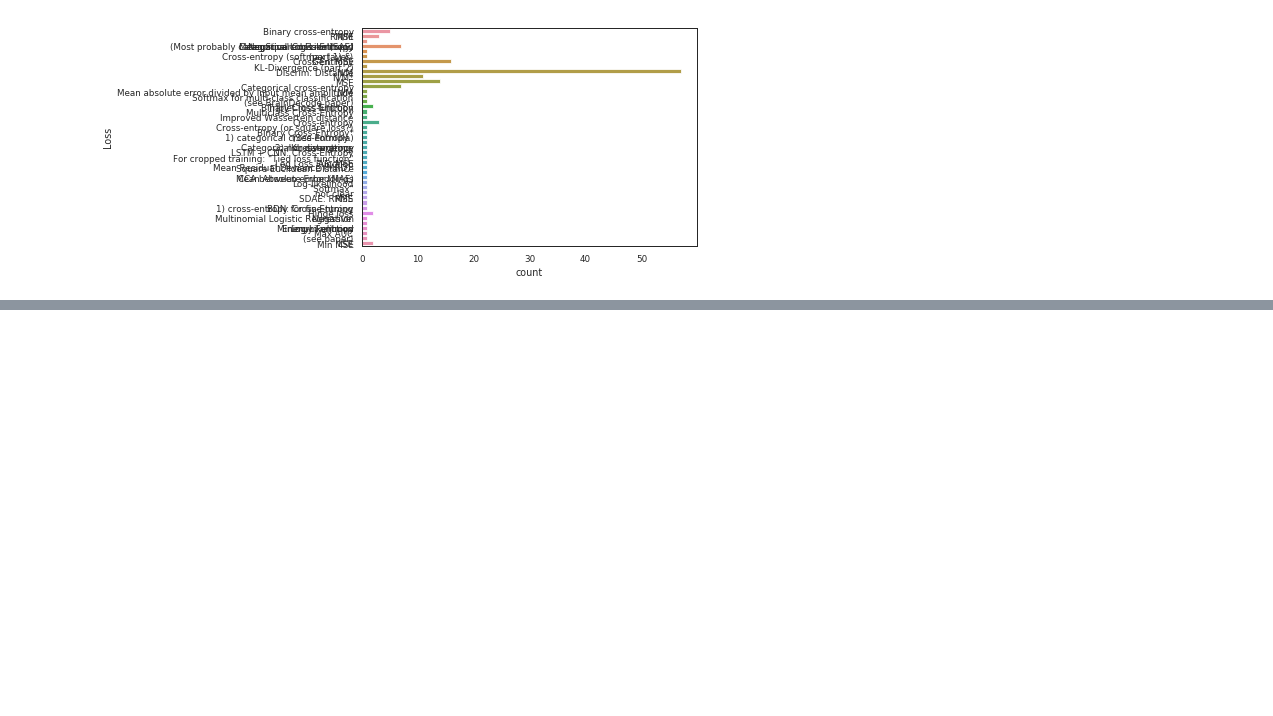
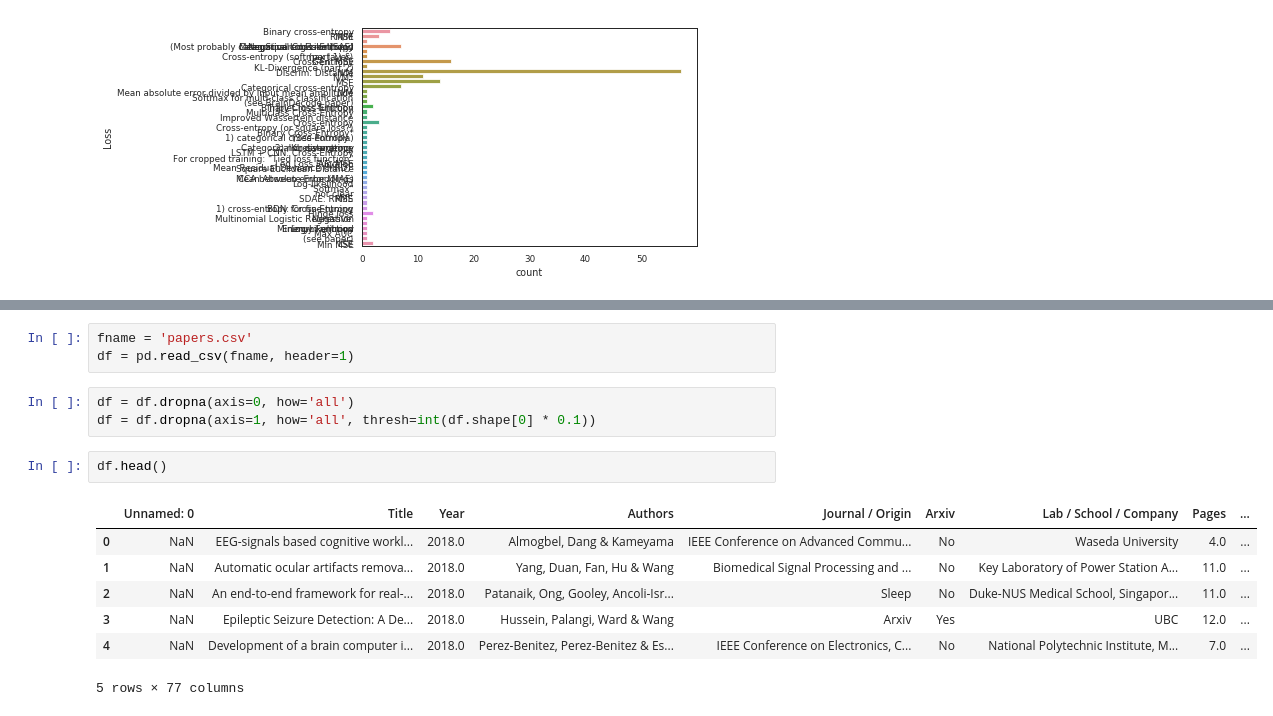
Before and after one commit to hubertjb/dl-eeg-review, a Jupyter notebook: sandbox.ipynb, the cells around one changed output, grey strips where cells are left out. Cells and saved outputs as stored; diff of their text form; blank space fills up the shorter version.

```diff
--- a/sandbox.ipynb
+++ b/sandbox.ipynb
@@ -69,0 +77,16 @@ sns.countplot(y='Loss', data=df)
+# %%
+fname = 'papers.csv'
+df = pd.read_csv(fname, header=1)
+# %%
+df = df.dropna(axis=0, how='all')
+df = df.dropna(axis=1, how='all', thresh=int(df.shape[0] * 0.1))
+# %%
+df.head()
+# %% [output]
+|  | Unnamed: 0 | Title | Year | Authors | Journal / Origin | Arxiv | Lab / School / Company | Pages | ... |
+| 0 | NaN | EEG-signals based cognitive workl... | 2018.0 | Almogbel, Dang & Kameyama | IEEE Conference on Advanced Commu... | No | Waseda University | 4.0 | ... |
+| 1 | NaN | Automatic ocular artifacts remova... | 2018.0 | Yang, Duan, Fan, Hu & Wang | Biomedical Signal Processing and ... | No | Key Laboratory of Power Station A... | 11.0 | ... |
+| 2 | NaN | An end-to-end framework for real-... | 2018.0 | Patanaik, Ong, Gooley, Ancoli-Isr... | Sleep | No | Duke-NUS Medical School, Singapor... | 11.0 | ... |
+| 3 | NaN | Epileptic Seizure Detection: A De... | 2018.0 | Hussein, Palangi, Ward & Wang | Arxiv | Yes | UBC | 12.0 | ... |
+| 4 | NaN | Development of a brain computer i... | 2018.0 | Perez-Benitez, Perez-Benitez & Es... | IEEE Conference on Electronics, C... | No | National Polytechnic Institute, M... | 7.0 | ... |
+5 rows × 77 columns
```
Also changed, not shown: parts of 2 cells of this notebook, 4 other files.
